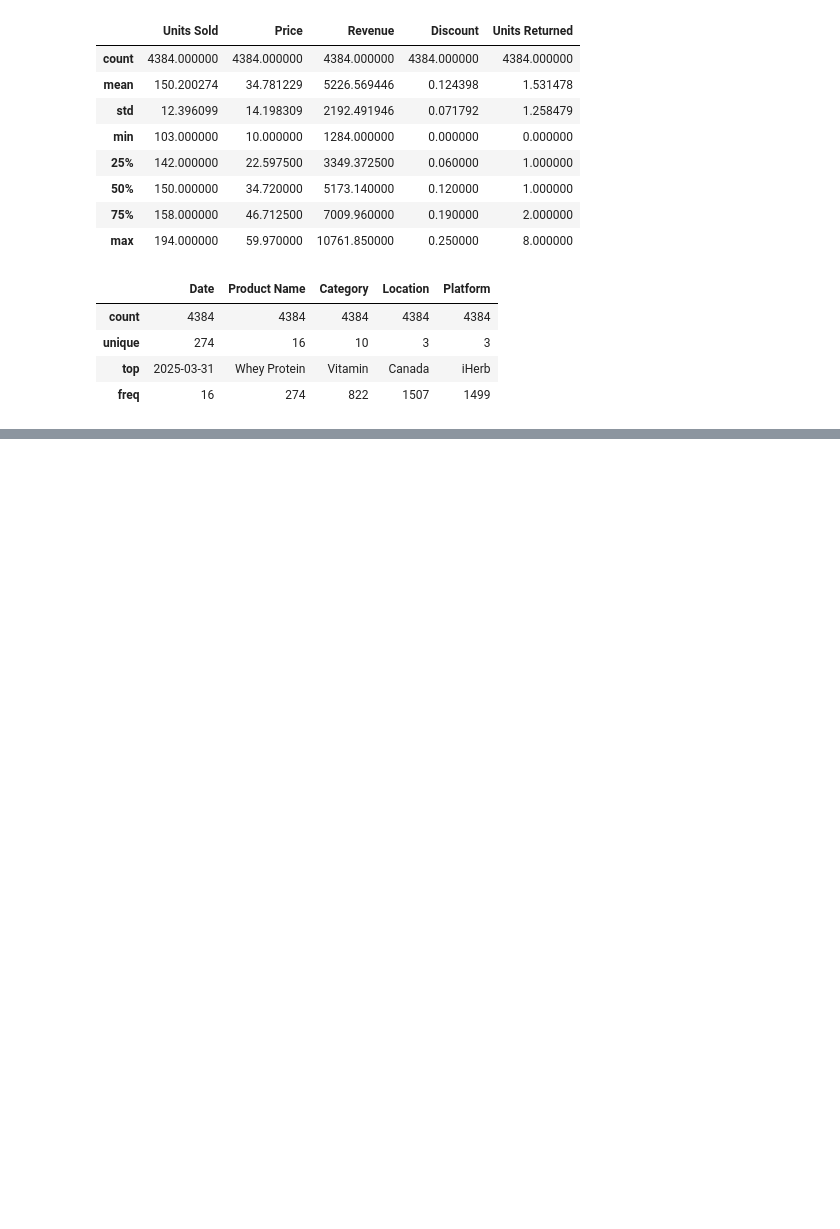
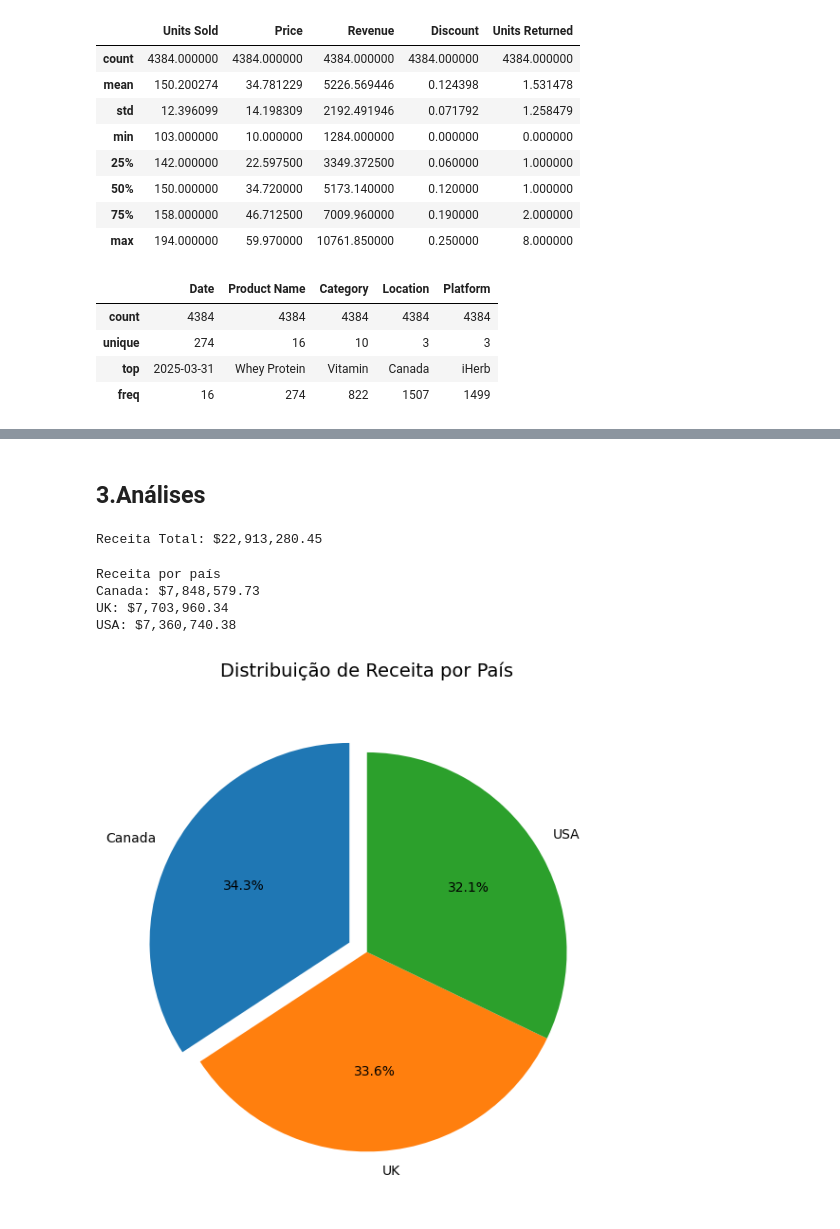
Before and after one commit to fabiobaroliveira/analise_exploratoria_de_dados, a Jupyter notebook: projeto_vendas_suplementos/analise_exploratoria_vendas_suplementos.ipynb, the cells around one changed output, grey strips where cells are left out. Drawn from its saved outputs; the diff is of its cells as text; code cells hidden in the pictures; blank space fills up the shorter version.

```diff
--- a/projeto_vendas_suplementos/analise_exploratoria_vendas_suplementos.ipynb
+++ b/projeto_vendas_suplementos/analise_exploratoria_vendas_suplementos.ipynb
@@ -31,6 +33,10 @@ Path to dataset files: /kaggle/input/supplement-sales-data
 # Carrega arquivo baixado
 file_path = '/kaggle/input/supplement-sales-data/Supplement_Sales_Weekly_Expanded.csv'
 df = pd.read_csv(file_path)
+# %%
+# Carrega arquivo baixado
+file_path = '/root/.cache/kagglehub/datasets/zahidmughal2343/supplement-sales-data/versions/1/Supplement_Sales_Weekly_Expanded.csv'
+df = pd.read_csv(file_path)
 # %%
 #Verificando as primeiras linhas
 df.head()
@@ -96,0 +118,43 @@ df.describe(include='object')
+# %% [markdown]
+## 3.Análises
+# %%
+# Receita total
+
+receita_total = df['Revenue'].sum()
+print(f"Receita Total: ${receita_total:,.2f}")
+# %% [output]
+Receita Total: $22,913,280.45
+# %%
+receita_por_pais = df.groupby('Location')['Revenue'].sum().sort_values(ascending=False)
+print("Receita por país")
+
+for pais, receita in receita_por_pais.items():
+    print(f"{pais}: ${receita:,.2f}")
+# %% [output]
+Receita por país
+Canada: $7,848,579.73
+UK: $7,703,960.34
+USA: $7,360,740.38
+# %%
+import matplotlib.pyplot as plt
+
+# Agrupar dados
+# receita_por_pais = df.groupby('Location')['Revenue'].sum().sort_values(ascending=False)
+
+# Cria o gráfico
+plt.figure(figsize=(10, 6))
+plt.pie(receita_por_pais,
+        labels=receita_por_pais.index,
+        autopct='%1.1f%%', # Formata o numero em percentual, no caso uma casa decimal
+        startangle=90,
+        explode=[0.1 if i == 0 else 0 for i in range(len(receita_por_pais))],  # Destaca o primeiro item
+        textprops={'fontsize': 10})
+
+# Adicionando título
+plt.title('Distribuição de Receita por País', pad=20, fontsize=14)
+
+# Mostrar gráfico
+plt.tight_layout()
+plt.show()
+# %% [output]
+[figure, added]
```
Also changed, not shown: parts of 2 cells of this notebook.
